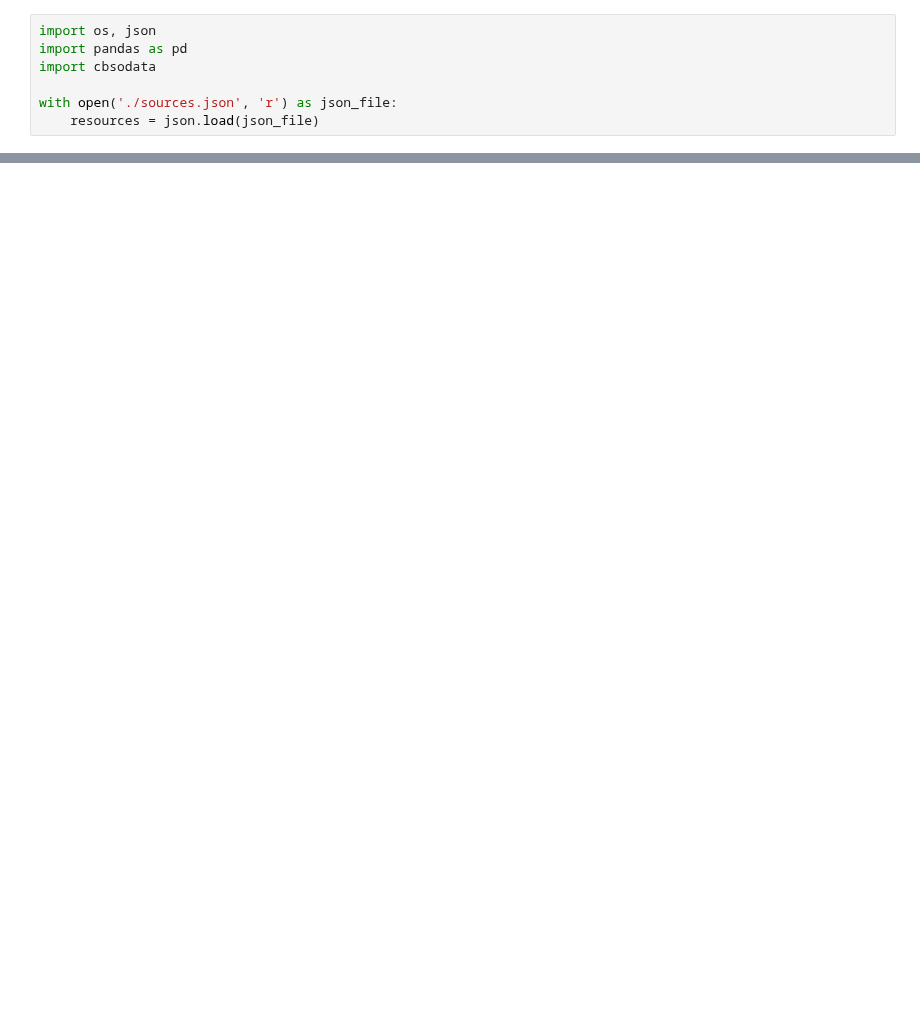
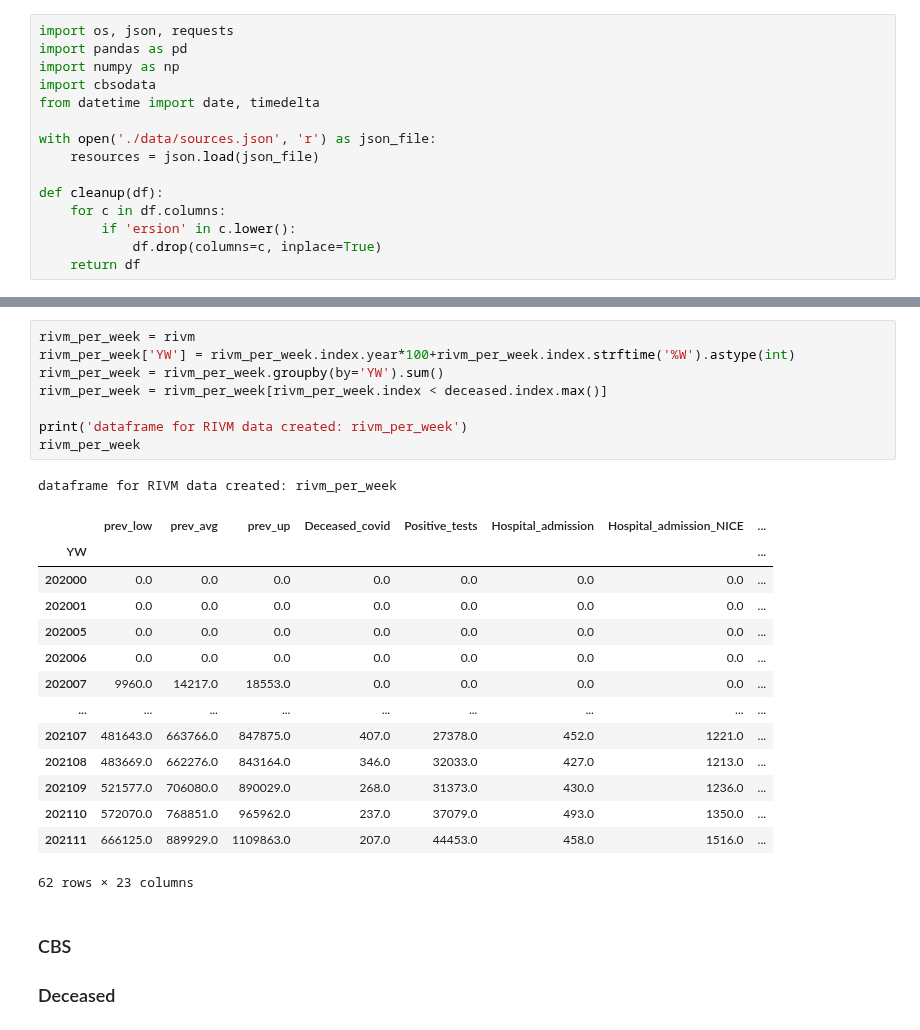
Before and after one commit to cjvanzwol/notebooks, a Jupyter notebook: Covid/data/data.ipynb, the cells around one changed output, grey strips where cells are left out. Cells and saved outputs as stored; diff of their text form; blank space fills up the shorter version.

Commit message:
moving datacollection to data.ipynb

```diff
--- a/Covid/data/data.ipynb
+++ b/Covid/data/data.ipynb
@@ -1,7 +3,15 @@
 # %%
-import os, json
+import os, json, requests
 import pandas as pd
+import numpy as np
 import cbsodata
+from datetime import date, timedelta
 
-with open('./sources.json', 'r') as json_file:
+with open('./data/sources.json', 'r') as json_file:
     resources = json.load(json_file)
+
+def cleanup(df):
+    for c in df.columns:
+        if 'ersion' in c.lower():
+            df.drop(columns=c, inplace=True)
+    return df
@@ -43,0 +169,27 @@ positive_tests
+# %%
+rivm_per_week = rivm
+rivm_per_week['YW'] = rivm_per_week.index.year*100+rivm_per_week.index.strftime('%W').astype(int)
+rivm_per_week = rivm_per_week.groupby(by='YW').sum()
+rivm_per_week = rivm_per_week[rivm_per_week.index < deceased.index.max()]
+
+print('dataframe for RIVM data created: rivm_per_week')
+rivm_per_week
+# %% [output]
+dataframe for RIVM data created: rivm_per_week
+|  | prev_low | prev_avg | prev_up | Deceased_covid | Positive_tests | Hospital_admission | Hospital_admission_NICE | ... |
+| YW |  |  |  |  |  |  |  | ... |
+| 202000 | 0.0 | 0.0 | 0.0 | 0.0 | 0.0 | 0.0 | 0.0 | ... |
+| 202001 | 0.0 | 0.0 | 0.0 | 0.0 | 0.0 | 0.0 | 0.0 | ... |
+| 202005 | 0.0 | 0.0 | 0.0 | 0.0 | 0.0 | 0.0 | 0.0 | ... |
+| 202006 | 0.0 | 0.0 | 0.0 | 0.0 | 0.0 | 0.0 | 0.0 | ... |
+| 202007 | 9960.0 | 14217.0 | 18553.0 | 0.0 | 0.0 | 0.0 | 0.0 | ... |
+| ... | ... | ... | ... | ... | ... | ... | ... | ... |
+| 202107 | 481643.0 | 663766.0 | 847875.0 | 407.0 | 27378.0 | 452.0 | 1221.0 | ... |
+| 202108 | 483669.0 | 662276.0 | 843164.0 | 346.0 | 32033.0 | 427.0 | 1213.0 | ... |
+| 202109 | 521577.0 | 706080.0 | 890029.0 | 268.0 | 31373.0 | 430.0 | 1236.0 | ... |
+| 202110 | 572070.0 | 768851.0 | 965962.0 | 237.0 | 37079.0 | 493.0 | 1350.0 | ... |
+| 202111 | 666125.0 | 889929.0 | 1109863.0 | 207.0 | 44453.0 | 458.0 | 1516.0 | ... |
+62 rows × 23 columns
+# %% [markdown]
+### CBS
+### Deceased
```
Also changed, not shown: parts of 10 cells of this notebook, 22 other files.
